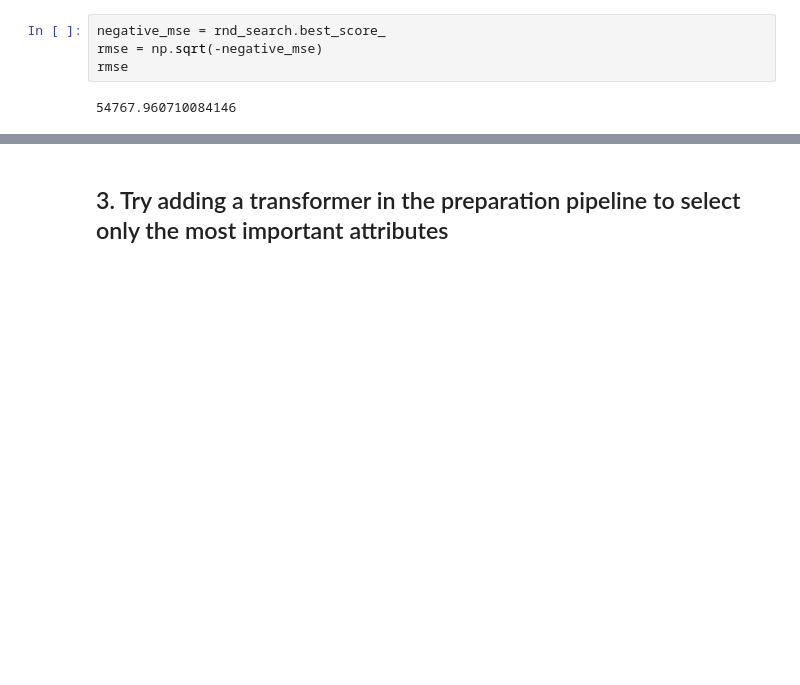
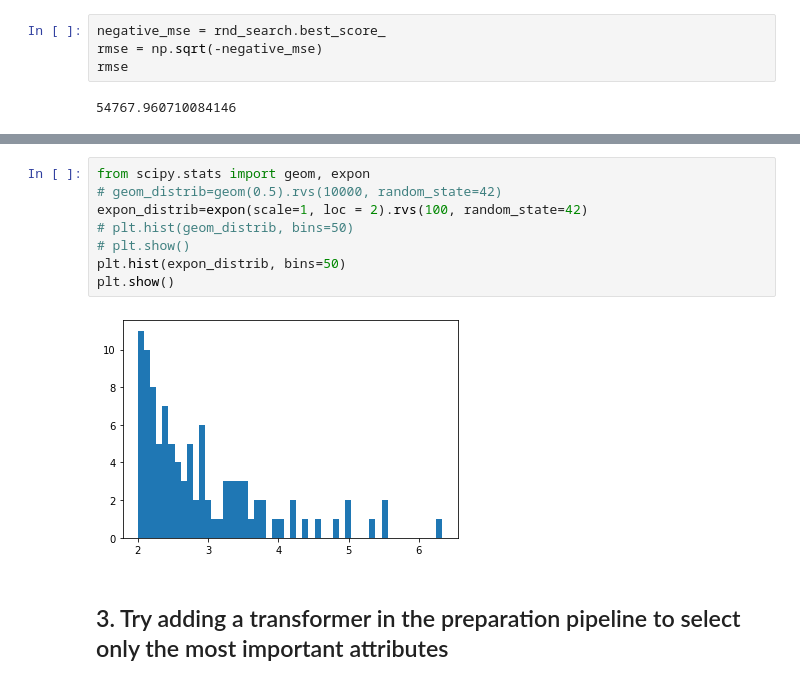
Before and after one commit to msb15jc/handson-ml-master, a Jupyter notebook: 01.Handson_ML_Housing.ipynb, the cells around one changed output, grey strips where cells are left out. Cells and saved outputs as stored; diff of their text form; blank space fills up the shorter version.

```diff
--- a/01.Handson_ML_Housing.ipynb
+++ b/01.Handson_ML_Housing.ipynb
@@ -1111,2 +1121,12 @@ rmse
+# %%
+from scipy.stats import geom, expon
+# geom_distrib=geom(0.5).rvs(10000, random_state=42)
+expon_distrib=expon(scale=1, loc = 2).rvs(100, random_state=42)
+# plt.hist(geom_distrib, bins=50)
+# plt.show()
+plt.hist(expon_distrib, bins=50)
+plt.show()
+# %% [output]
+[figure, added]
 # %% [markdown]
 ## 3. Try adding a transformer in the preparation pipeline to select only the most important attributes
```
Also changed, not shown: parts of 29 cells of this notebook.
